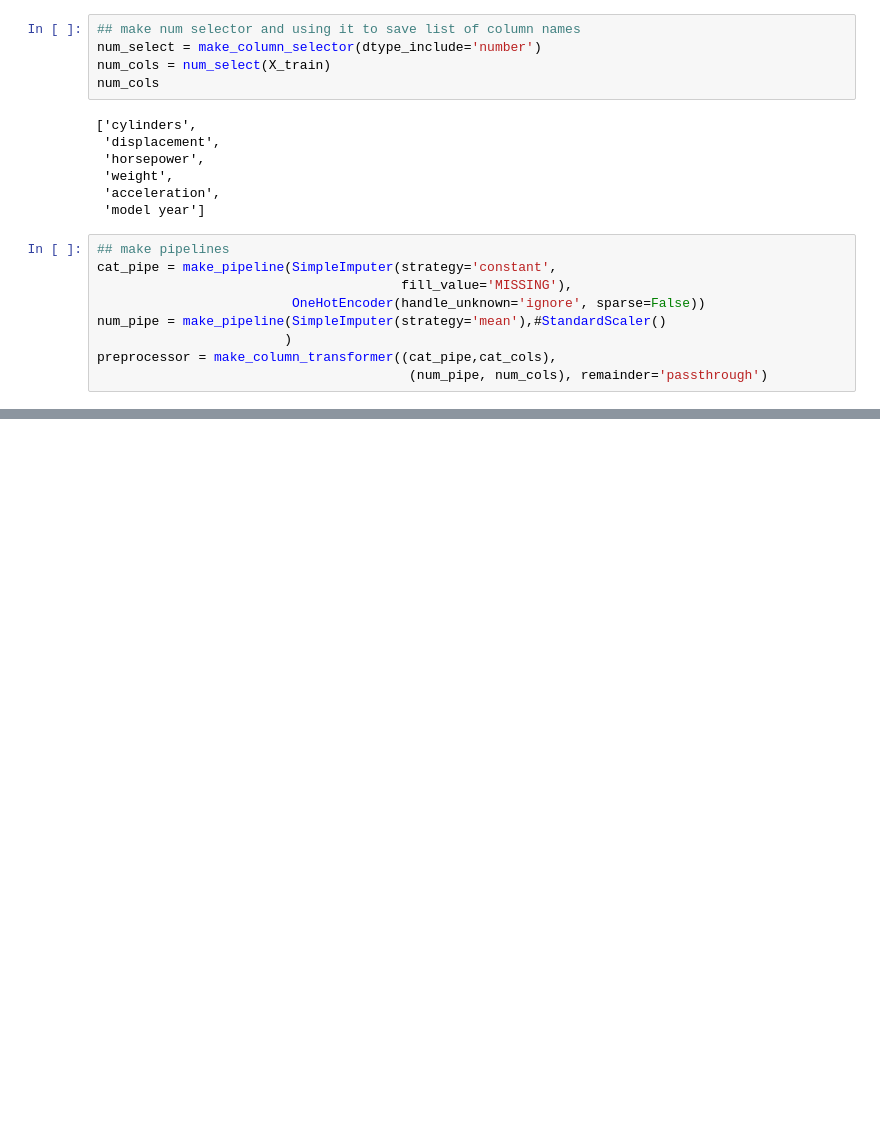
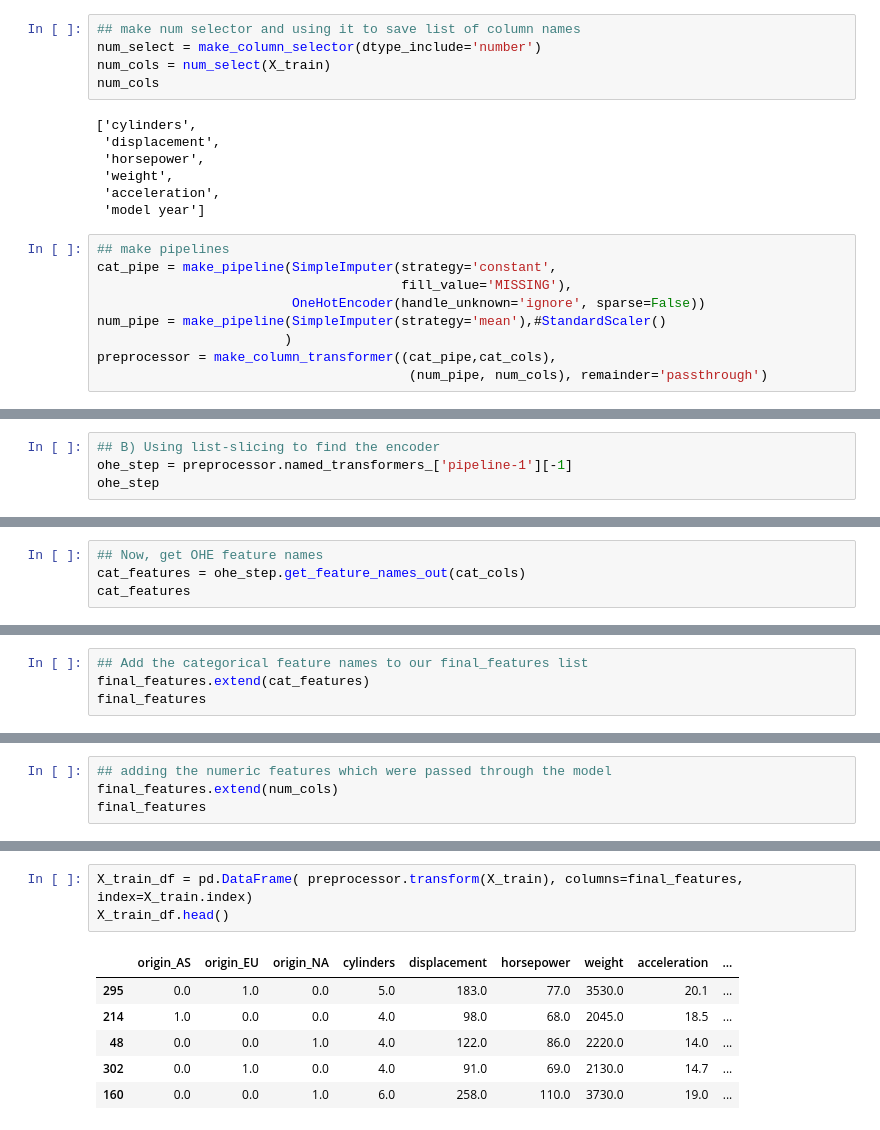
Before and after one commit to paulapipkin/stats_model, a Jupyter notebook: stats_model.ipynb, the cells around one changed output, grey strips where cells are left out. Saved outputs shown, nothing was run; the diff lists cells and outputs as text; blank space fills up the shorter version.

```diff
--- a/stats_model.ipynb
+++ b/stats_model.ipynb
@@ -104,0 +169,4 @@ preprocessor = make_column_transformer((cat_pipe,cat_cols),
+# %%
+## B) Using list-slicing to find the encoder
+ohe_step = preprocessor.named_transformers_['pipeline-1'][-1]
+ohe_step
@@ -104,0 +175,4 @@ preprocessor = make_column_transformer((cat_pipe,cat_cols),
+# %%
+## Now, get OHE feature names
+cat_features = ohe_step.get_feature_names_out(cat_cols)
+cat_features
@@ -104,0 +181,4 @@ preprocessor = make_column_transformer((cat_pipe,cat_cols),
+# %%
+## Add the categorical feature names to our final_features list
+final_features.extend(cat_features)
+final_features
@@ -104,0 +196,4 @@ preprocessor = make_column_transformer((cat_pipe,cat_cols),
+# %%
+## adding the numeric features which were passed through the model
+final_features.extend(num_cols)
+final_features
@@ -104,0 +210,10 @@ preprocessor = make_column_transformer((cat_pipe,cat_cols),
+# %%
+X_train_df = pd.DataFrame( preprocessor.transform(X_train), columns=final_features, index=X_train.index)
+X_train_df.head()
+# %% [output]
+|  | origin_AS | origin_EU | origin_NA | cylinders | displacement | horsepower | weight | acceleration | ... |
+| 295 | 0.0 | 1.0 | 0.0 | 5.0 | 183.0 | 77.0 | 3530.0 | 20.1 | ... |
+| 214 | 1.0 | 0.0 | 0.0 | 4.0 | 98.0 | 68.0 | 2045.0 | 18.5 | ... |
+| 48 | 0.0 | 0.0 | 1.0 | 4.0 | 122.0 | 86.0 | 2220.0 | 14.0 | ... |
+| 302 | 0.0 | 1.0 | 0.0 | 4.0 | 91.0 | 69.0 | 2130.0 | 14.7 | ... |
+| 160 | 0.0 | 0.0 | 1.0 | 6.0 | 258.0 | 110.0 | 3730.0 | 19.0 | ... |
```
Also changed, not shown: parts of 25 cells of this notebook.
